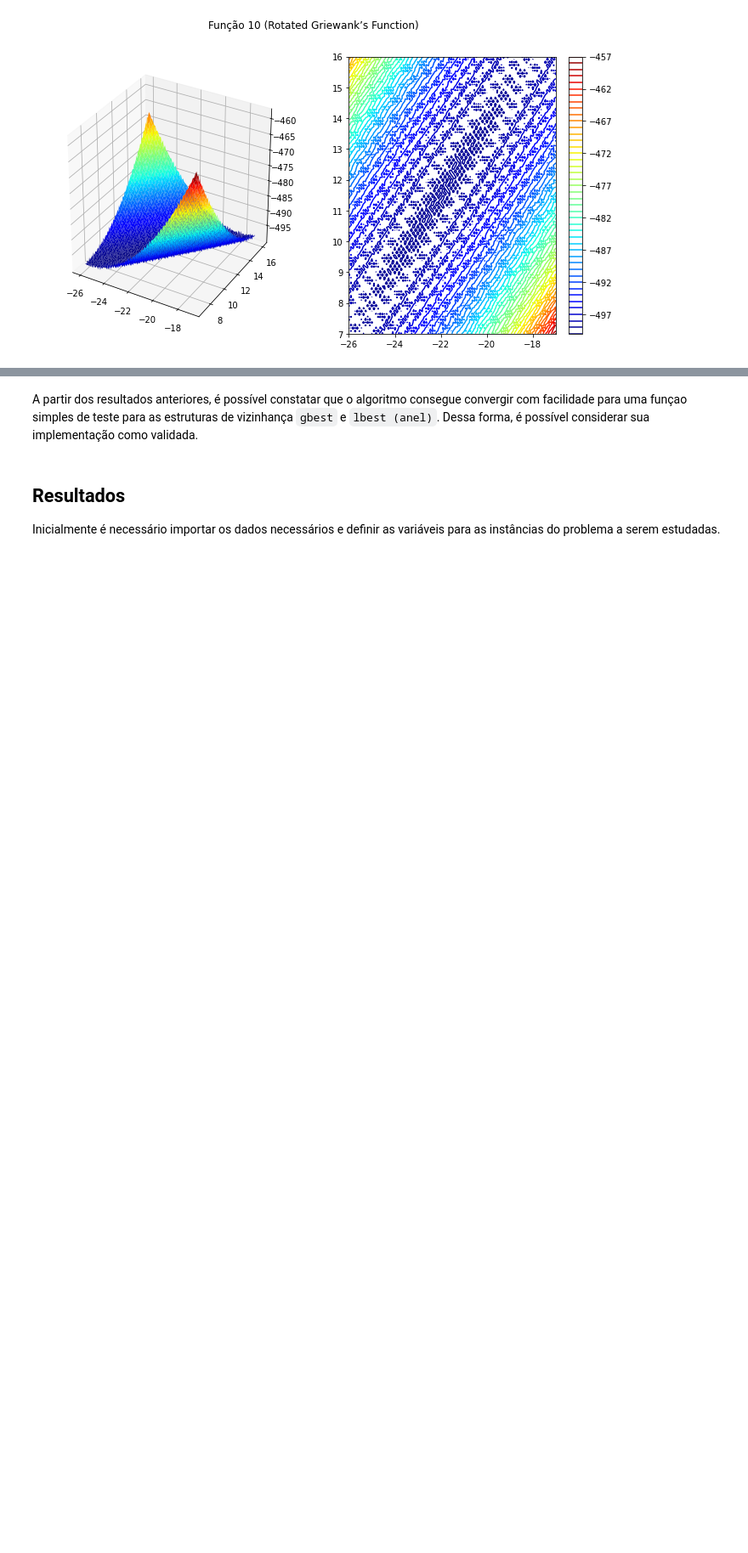
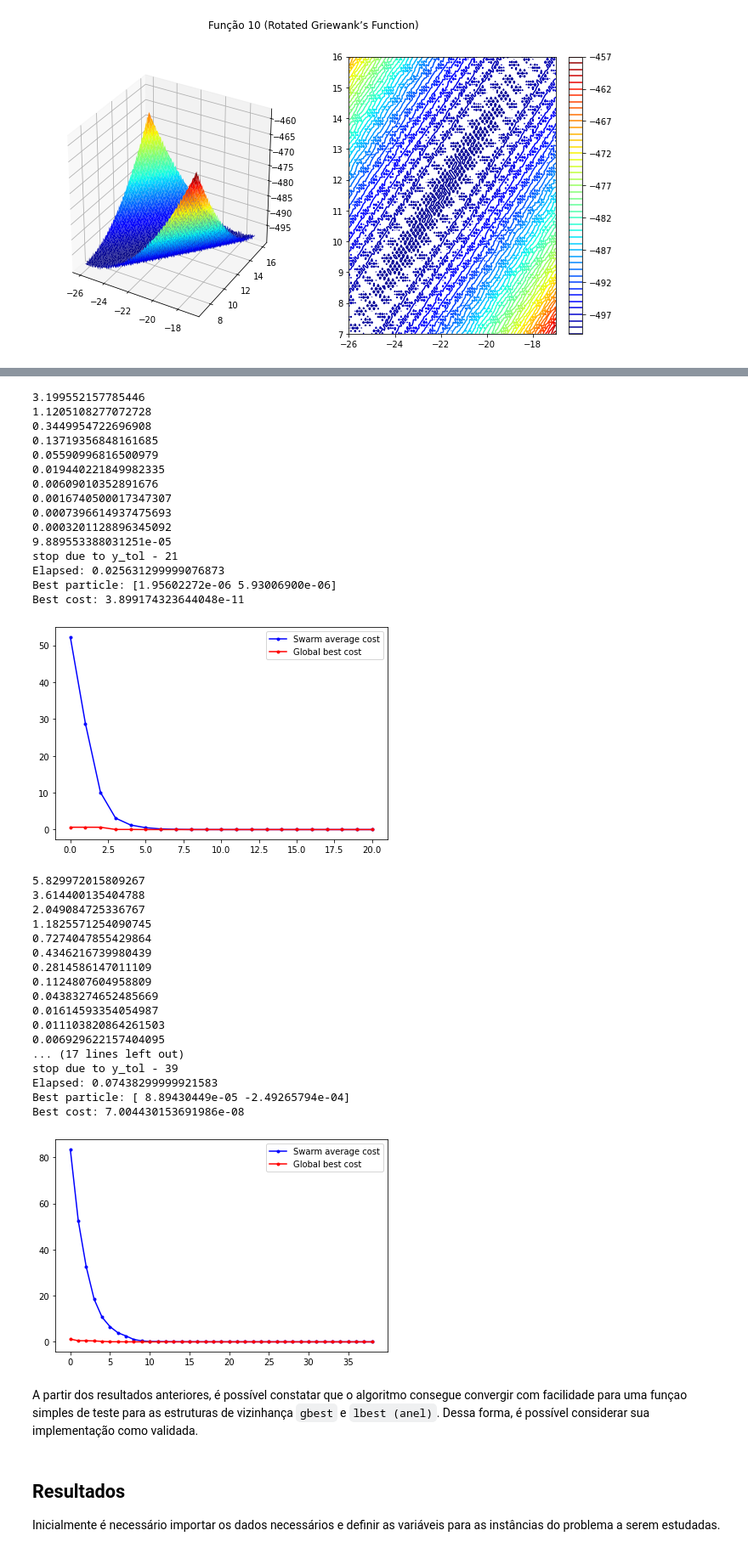
Before and after one commit to vicrsp/ce-ppgee, a Jupyter notebook: src/notebooks/tp2_pso.ipynb, the cells around one changed output, grey strips where cells are left out. Shown at 85% size. Drawn from its saved outputs; the diff is of its cells as text; code cells hidden in the pictures; blank space fills up the shorter version.

```diff
--- a/src/notebooks/tp2_pso.ipynb
+++ b/src/notebooks/tp2_pso.ipynb
@@ -112,16 +270,48 @@ O algoritmo PSO foi desenvolvido em um arquivo separado ``pso.py``. A implementa
 # %%
-# importar o otimizador
-from pso import PSO
-
 # criar instancia da função de teste quadrática
 quad_func = lambda x: x[0]**2 + x[1]**2
 
 # Executar o algoritmo
-pso_unimodal = PSO(quad_func, [-10,-10] , [10,10], max_feval=1000, swarm_size=30, acceleration=[1.5, 1.5], constrition=0.5, inertia=0.5)
+pso_unimodal = PSO(quad_func, [-10,-10] , [10,10], max_feval=10000, swarm_size=30, acceleration=[1.5, 1.5], constrition=0.5, inertia=0.5)
 _, _, _, _ = pso_unimodal.run()
 
-pso_unimodal = PSO(quad_func, [-10,-10] , [10,10], max_feval=1000, swarm_size=30, acceleration=[1.5, 1.5], constrition=0.5, inertia=0.5, topology='lbest')
+pso_unimodal = PSO(quad_func, [-10,-10] , [10,10], max_feval=10000, swarm_size=30, acceleration=[1.5, 1.5], constrition=0.5, inertia=0.5, topology='lbest')
 _, _, _, _ = pso_unimodal.run()
+# %% [output]
+3.199552157785446
+1.1205108277072728
+0.3449954722696908
+0.13719356848161685
+0.05590996816500979
+0.019440221849982335
+0.00609010352891676
+0.0016740500017347307
+0.0007396614937475693
+0.0003201128896345092
+9.889553388031251e-05
+stop due to y_tol - 21
+Elapsed: 0.025631299999076873
+Best particle: [1.95602272e-06 5.93006900e-06]
+Best cost: 3.899174323644048e-11
+[figure, added]
+5.829972015809267
+3.614400135404788
+2.049084725336767
+1.1825571254090745
+0.7274047855429864
+0.4346216739980439
+0.2814586147011109
+0.1124807604958809
+0.04383274652485669
+0.01614593354054987
+0.011103820864261503
+0.006929622157404095
+... (17 lines left out)
+stop due to y_tol - 39
+Elapsed: 0.07438299999921583
+Best particle: [ 8.89430449e-05 -2.49265794e-04]
+Best cost: 7.004430153691986e-08
+[figure, added]
 # %% [markdown]
 A partir dos resultados anteriores, é possível constatar que o algoritmo consegue convergir com facilidade para uma funçao simples de teste para as estruturas de vizinhança `gbest` e `lbest (anel)`. Dessa forma, é possível considerar sua implementação como validada.
 # %% [markdown]
```
Also changed, not shown: parts of 26 cells of this notebook.
